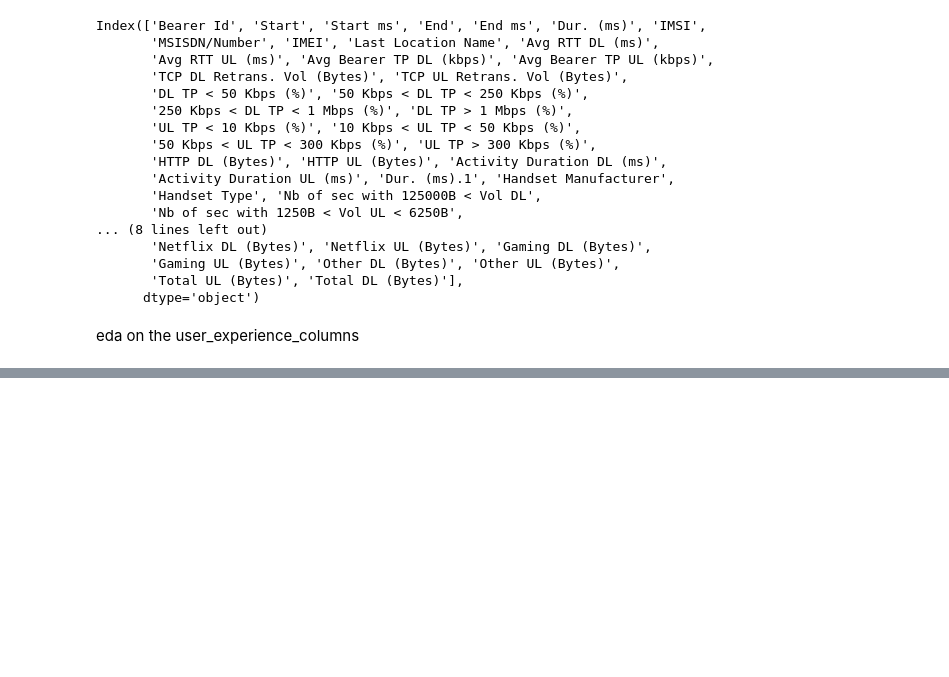
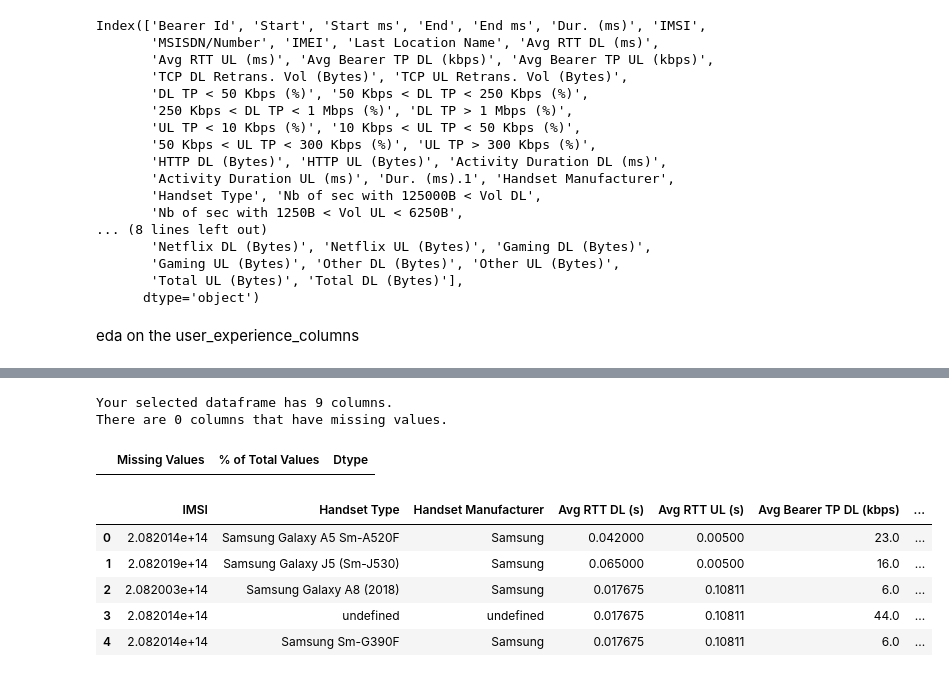
Before and after one commit to dagiteferi/User-Overview-Engagement-and-Experience-Analysis, a Jupyter notebook: notebooks/Experience Analytics.ipynb, the cells around one changed output, grey strips where cells are left out. Cells and saved outputs as stored; diff of their text form; code cells hidden in the pictures; blank space fills up the shorter version.

Commit message:
eda done on colums

```diff
--- a/notebooks/Experience Analytics.ipynb
+++ b/notebooks/Experience Analytics.ipynb
@@ -157,0 +200,12 @@ eda on the user_experience_columns
+# %%
+# Calculate mean values
+mean_rtt_dl = df_user_experience['TCP UL Retrans. Vol (Bytes)'].mean()
+mean_rtt_ul = df_user_experience['TCP DL Retrans. Vol (Bytes)'].mean()
+mean_rtt_dl = df_user_experience['Avg RTT UL (ms)'].mean()
+mean_rtt_ul = df_user_experience['Avg RTT DL (ms)'].mean()
+
+# Fill missing values with mean
+df_user_experience['Avg RTT DL (ms)'].fillna(mean_rtt_dl, inplace=True)
+df_user_experience['Avg RTT UL (ms)'].fillna(mean_rtt_ul, inplace=True)
+df_user_experience['TCP UL Retrans. Vol (Bytes)'].fillna(mean_rtt_dl, inplace=True)
+df_user_experience['TCP DL Retrans. Vol (Bytes)'].fillna(mean_rtt_ul, inplace=True)
@@ -157,0 +230,39 @@ eda on the user_experience_columns
+# %%
+#no missing value every thing is clear
+missing_values_table(df_user_experience)
+# %% [output]
+Your selected dataframe has 9 columns.
+There are 0 columns that have missing values.
+|  | Missing Values | % of Total Values | Dtype |
+# %%
+#Formatting the data
+#Byte to Megabyte conversion
+byte_columns = [
+    'TCP DL Retrans. Vol (Bytes)',
+    'TCP UL Retrans. Vol (Bytes)']
+for column in byte_columns:
+    if column in df_user_experience.columns:
+        df_user_experience[column] = df_user_experience[column].apply(convert_bytes_to_megabytes)
+# %%
+#converting milliseconds to seconds
+from src.Eda import convert_ms_to_seconds
+millisecond_columns = [
+    'Avg RTT DL (ms)',
+    'Avg RTT UL (ms)'
+]
+for column in millisecond_columns:
+    if column in df_user_experience.columns:
+        df_user_experience[column] = df_user_experience[column].apply(convert_ms_to_seconds)
+# %%
+#renaming the columns for better understanding b/c the bytes are converted to megabytes and milliseconds to seconds
+df_user_experience.rename(columns=lambda x: x.replace('Bytes', 'Megabytes') if 'Bytes' in x else x, inplace=True)
+df_user_experience.rename(columns=lambda x: x.replace('(ms)', '(s)') if '(ms)' in x else x, inplace=True)
+# %%
+df_user_experience.head()
+# %% [output]
+|  | IMSI | Handset Type | Handset Manufacturer | Avg RTT DL (s) | Avg RTT UL (s) | Avg Bearer TP DL (kbps) | ... |
+| 0 | 2.082014e+14 | Samsung Galaxy A5 Sm-A520F | Samsung | 0.042000 | 0.00500 | 23.0 | ... |
+| 1 | 2.082019e+14 | Samsung Galaxy J5 (Sm-J530) | Samsung | 0.065000 | 0.00500 | 16.0 | ... |
+| 2 | 2.082003e+14 | Samsung Galaxy A8 (2018) | Samsung | 0.017675 | 0.10811 | 6.0 | ... |
+| 3 | 2.082014e+14 | undefined | undefined | 0.017675 | 0.10811 | 44.0 | ... |
+| 4 | 2.082014e+14 | Samsung Sm-G390F | Samsung | 0.017675 | 0.10811 | 6.0 | ... |
```
Also changed, not shown: parts of 5 cells of this notebook.
